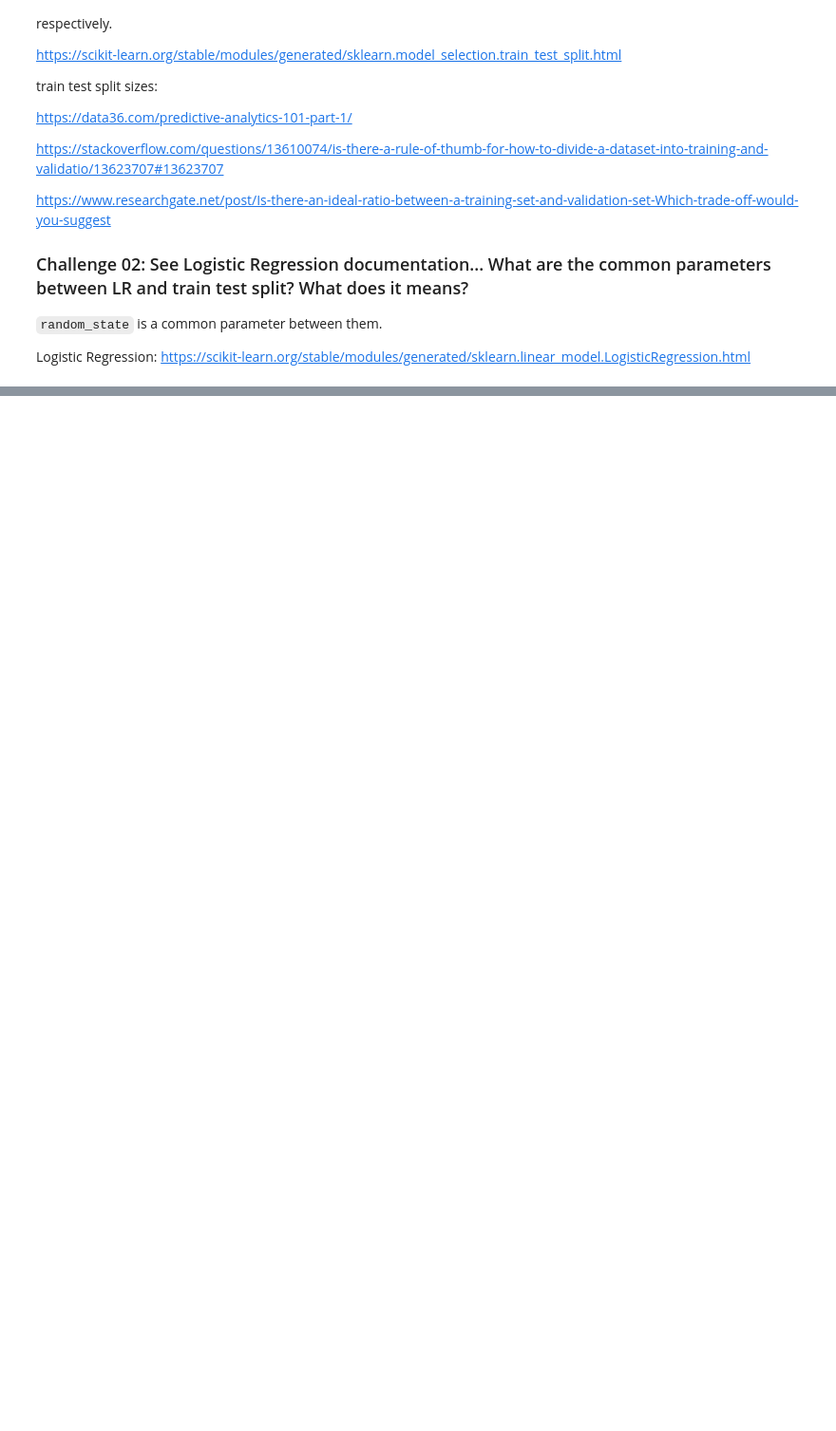
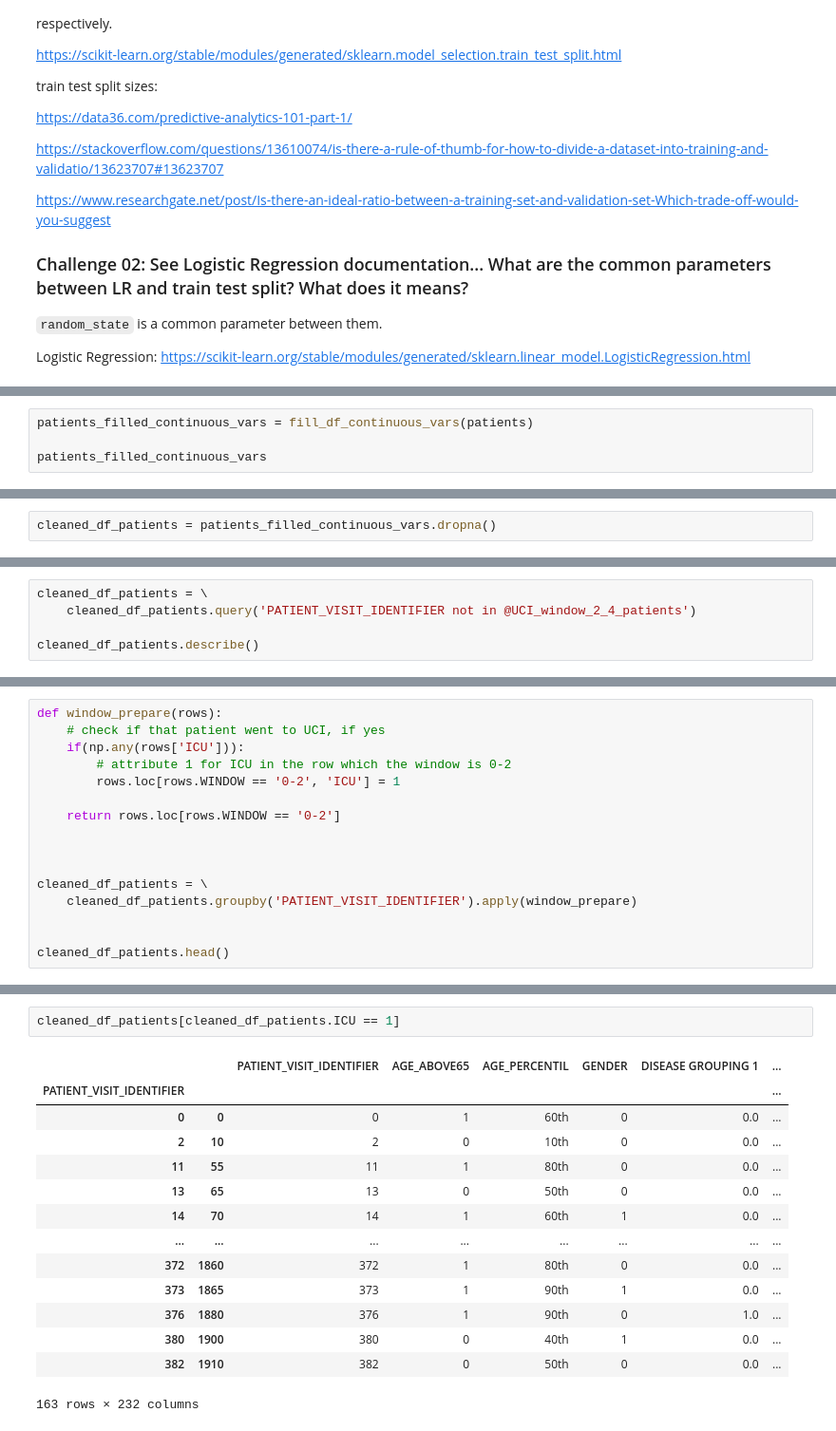
Before and after one commit to gabrielatrindade/alura-bootcamp, a Jupyter notebook: module5/kaggle_sirio_libanes.ipynb, the cells around one changed output, grey strips where cells are left out. Shown at 95% size. Saved outputs shown, nothing was run; the diff lists cells and outputs as text; blank space fills up the shorter version.

```diff
--- a/module5/kaggle_sirio_libanes.ipynb
+++ b/module5/kaggle_sirio_libanes.ipynb
@@ -309,0 +448,4 @@ Logistic Regression: https://scikit-learn.org/stable/modules/generated/sklearn.l
+# %%
+patients_filled_continuous_vars = fill_df_continuous_vars(patients)
+
+patients_filled_continuous_vars
@@ -309,0 +479,2 @@ Logistic Regression: https://scikit-learn.org/stable/modules/generated/sklearn.l
+# %%
+cleaned_df_patients = patients_filled_continuous_vars.dropna()
@@ -309,0 +521,5 @@ Logistic Regression: https://scikit-learn.org/stable/modules/generated/sklearn.l
+# %%
+cleaned_df_patients = \
+    cleaned_df_patients.query('PATIENT_VISIT_IDENTIFIER not in @UCI_window_2_4_patients')
+
+cleaned_df_patients.describe()
@@ -309,0 +548,16 @@ Logistic Regression: https://scikit-learn.org/stable/modules/generated/sklearn.l
+# %%
+def window_prepare(rows):
+    # check if that patient went to UCI, if yes
+    if(np.any(rows['ICU'])):
+        # attribute 1 for ICU in the row which the window is 0-2
+        rows.loc[rows.WINDOW == '0-2', 'ICU'] = 1
+
+    return rows.loc[rows.WINDOW == '0-2']
+
+
+
+cleaned_df_patients = \
+    cleaned_df_patients.groupby('PATIENT_VISIT_IDENTIFIER').apply(window_prepare)
+
+
+cleaned_df_patients.head()
@@ -309,0 +573,17 @@ Logistic Regression: https://scikit-learn.org/stable/modules/generated/sklearn.l
+# %%
+cleaned_df_patients[cleaned_df_patients.ICU == 1]
+# %% [output]
+|  |  | PATIENT_VISIT_IDENTIFIER | AGE_ABOVE65 | AGE_PERCENTIL | GENDER | DISEASE GROUPING 1 | ... |
+| PATIENT_VISIT_IDENTIFIER |  |  |  |  |  |  | ... |
+| 0 | 0 | 0 | 1 | 60th | 0 | 0.0 | ... |
+| 2 | 10 | 2 | 0 | 10th | 0 | 0.0 | ... |
+| 11 | 55 | 11 | 1 | 80th | 0 | 0.0 | ... |
+| 13 | 65 | 13 | 0 | 50th | 0 | 0.0 | ... |
+| 14 | 70 | 14 | 1 | 60th | 1 | 0.0 | ... |
+| ... | ... | ... | ... | ... | ... | ... | ... |
+| 372 | 1860 | 372 | 1 | 80th | 0 | 0.0 | ... |
+| 373 | 1865 | 373 | 1 | 90th | 1 | 0.0 | ... |
+| 376 | 1880 | 376 | 1 | 90th | 0 | 1.0 | ... |
+| 380 | 1900 | 380 | 0 | 40th | 1 | 0.0 | ... |
+| 382 | 1910 | 382 | 0 | 50th | 0 | 0.0 | ... |
+163 rows × 232 columns
```
Also changed, not shown: parts of 28 cells of this notebook.
